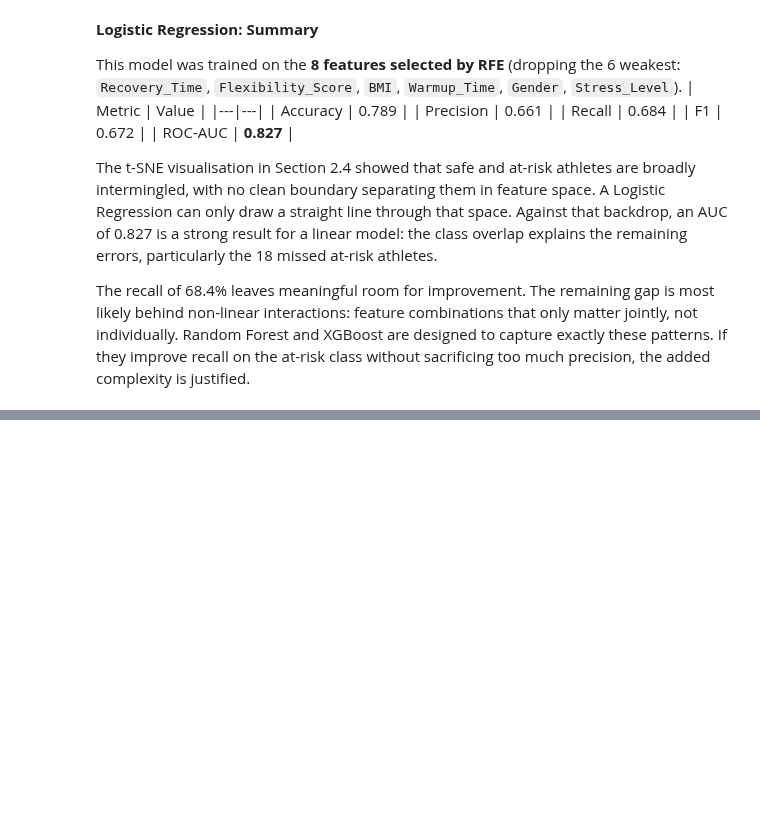
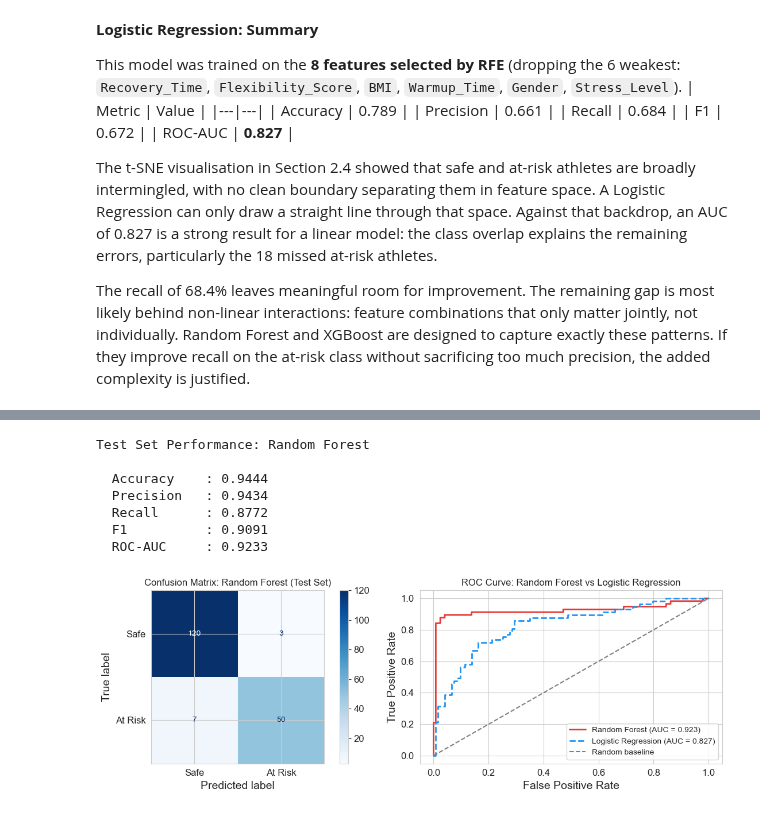
Before and after one commit to letti70033/ML-Athlete-Injury-Risk-Prediction, a Jupyter notebook: notebooks/injury_risk_model.ipynb, the cells around one changed output, grey strips where cells are left out. Saved outputs shown, nothing was run; the diff lists cells and outputs as text; code cells hidden in the pictures; blank space fills up the shorter version.

```diff
--- a/notebooks/injury_risk_model.ipynb
+++ b/notebooks/injury_risk_model.ipynb
@@ -929,0 +1010,41 @@ The recall of 68.4% leaves meaningful room for improvement. The remaining gap is
+# %%
+rf_metrics = evaluate_model(rf_model, X_test_scaled, y_test)
+print("Test Set Performance: Random Forest\n")
+for metric, value in rf_metrics.items():
+    print(f"  {metric:<12}: {value:.4f}")
+
+fig, axes = plt.subplots(1, 2, figsize=(12, 4))
+
+ConfusionMatrixDisplay.from_estimator(
+    rf_model, X_test_scaled, y_test,
+    display_labels=['Safe', 'At Risk'],
+    cmap='Blues', ax=axes[0]
+)
+axes[0].set_title('Confusion Matrix: Random Forest (Test Set)')
+
+y_prob_rf = rf_model.predict_proba(X_test_scaled)[:, 1]
+fpr_rf, tpr_rf, _ = roc_curve(y_test, y_prob_rf)
+y_prob_lr = log_reg.predict_proba(X_test_lr)[:, 1]
+fpr_lr, tpr_lr, _ = roc_curve(y_test, y_prob_lr)
+
+axes[1].plot(fpr_rf, tpr_rf, color=COLOR_TARGET[1], lw=2,
+             label=f"Random Forest (AUC = {rf_metrics['ROC-AUC']:.3f})")
+axes[1].plot(fpr_lr, tpr_lr, color=COLOR_TARGET[0], lw=2, linestyle='--',
+             label=f"Logistic Regression (AUC = {lr_metrics['ROC-AUC']:.3f})")
+axes[1].plot([0, 1], [0, 1], '--', color='grey', label='Random baseline')
+axes[1].set_xlabel('False Positive Rate')
+axes[1].set_ylabel('True Positive Rate')
+axes[1].set_title('ROC Curve: Random Forest vs Logistic Regression')
+axes[1].legend(loc='lower right')
+
+plt.tight_layout()
+plt.show()
+# %% [output]
+Test Set Performance: Random Forest
+
+  Accuracy    : 0.9444
+  Precision   : 0.9434
+  Recall      : 0.8772
+  F1          : 0.9091
+  ROC-AUC     : 0.9233
+[figure, added]
```
Also changed, not shown: parts of 20 cells of this notebook.
